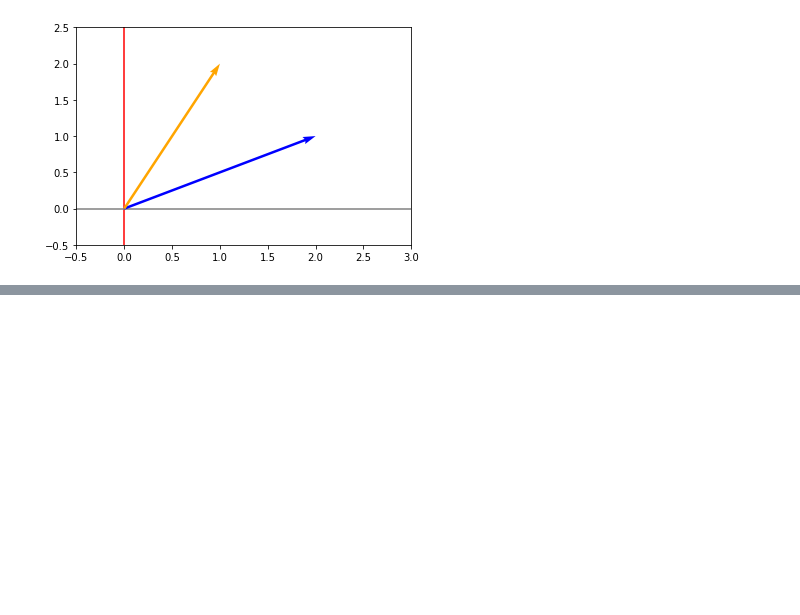
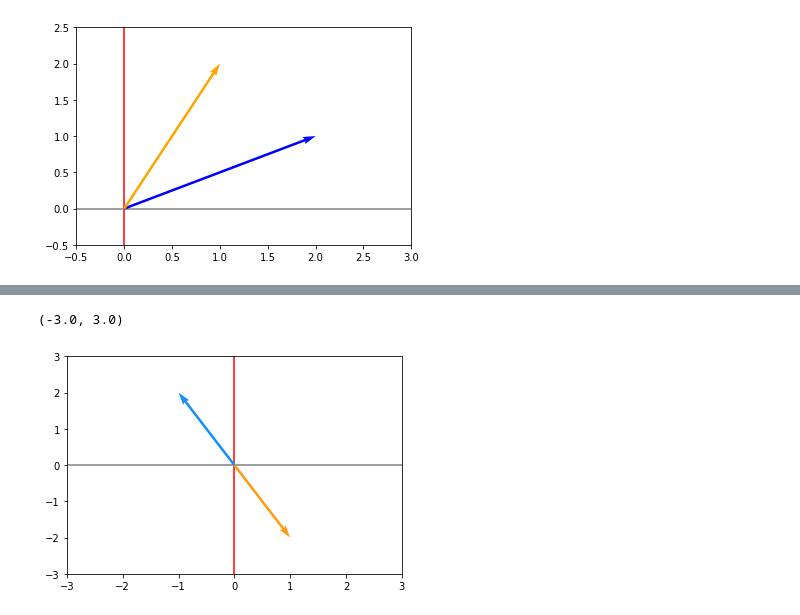
Before and after one commit to feracor/Curso-de-Algebra-Lineal-Aplicada-para-Machine-Learning, a Jupyter notebook: Algebra_Lineal_Aplicada_para_Machine_Learning.ipynb, the cells around one changed output, grey strips where cells are left out. Cells and saved outputs as stored; diff of their text form; code cells hidden in the pictures; blank space fills up the shorter version.

```diff
--- a/Algebra_Lineal_Aplicada_para_Machine_Learning.ipynb
+++ b/Algebra_Lineal_Aplicada_para_Machine_Learning.ipynb
@@ -72,0 +139,8 @@ plt.ylim(-0.5,2.5)
+# %%
+graficarVectores([t.flatten(), s.flatten()], cols = [orange_light, blue_light])
+
+plt.xlim(-3,3)
+plt.ylim(-3,3)
+# %% [output]
+(-3.0, 3.0)
+[figure, added]
```
Also changed, not shown: parts of 12 cells of this notebook.
